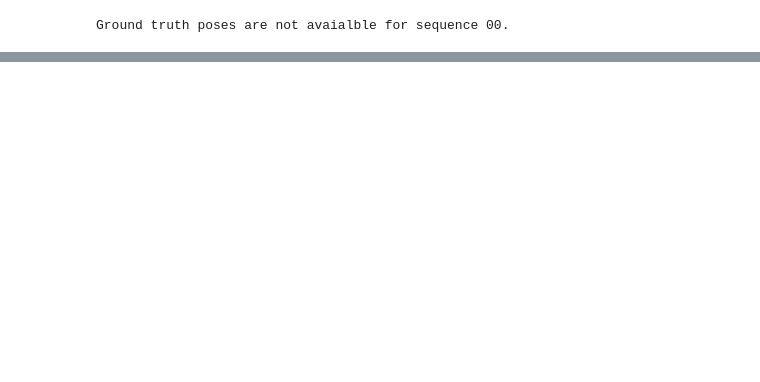
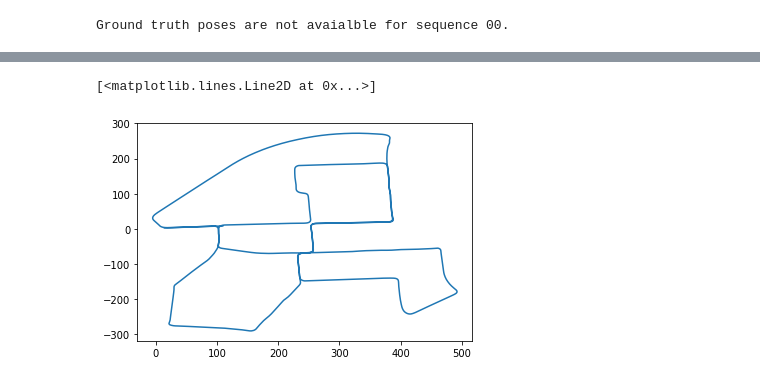
Before and after one commit to Harsharma2308/camTracking_GTSAM, a Jupyter notebook: Scratchpad.ipynb, the cells around one changed output, grey strips where cells are left out. Drawn from its saved outputs; the diff is of its cells as text; code cells hidden in the pictures; blank space fills up the shorter version.

```diff
--- a/Scratchpad.ipynb
+++ b/Scratchpad.ipynb
@@ -181,0 +346,5 @@ Ground truth poses are not avaialble for sequence 00.
+# %%
+plt.plot(car_poses_cmrnet[:,0], car_poses_cmrnet[:,1])
+# %% [output]
+[<matplotlib.lines.Line2D at 0x...>]
+[figure, added]
```
Also changed, not shown: parts of 22 cells of this notebook, 3 other files.
